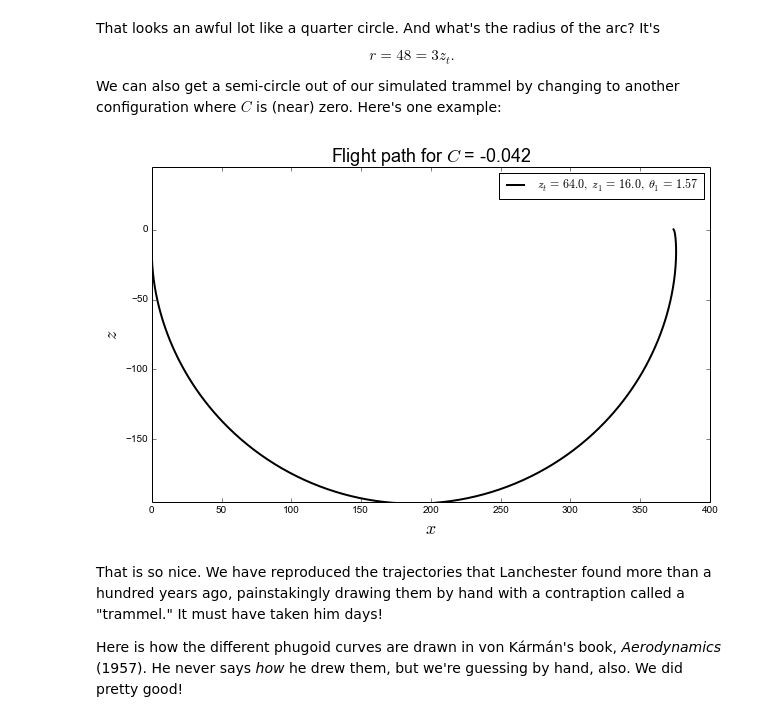
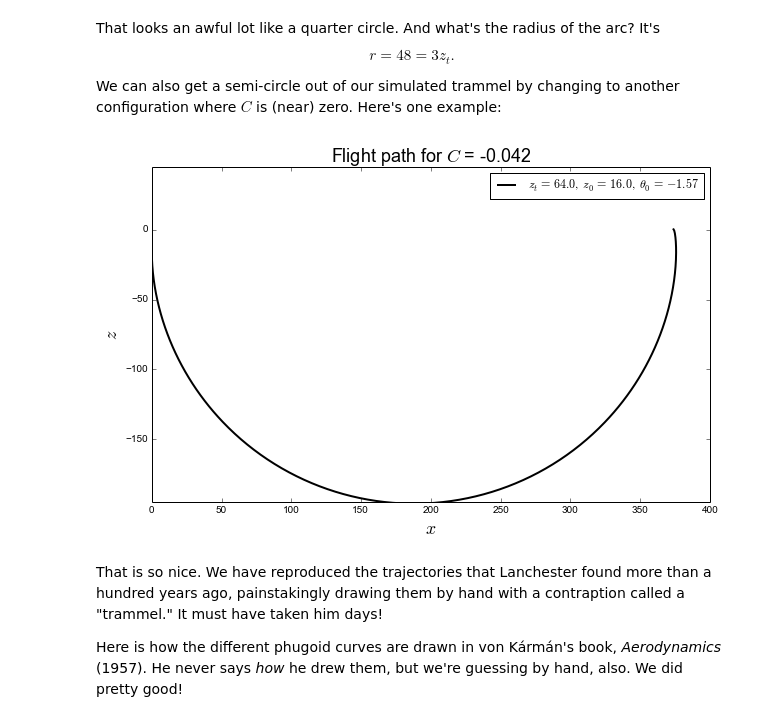
Before and after one commit to wlamont/numerical-mooc, a Jupyter notebook: lessons/01_phugoid/01_01_Phugoid_Theory.ipynb, the cells around one changed output. Cells and saved outputs as stored; diff of their text form; code cells hidden in the pictures.

Commit message:
Updated the figures and the location of phugoid.py

```diff
--- a/lessons/01_phugoid/01_01_Phugoid_Theory.ipynb
+++ b/lessons/01_phugoid/01_01_Phugoid_Theory.ipynb
@@ -249,9 +249,9 @@ That looks an awful lot like a quarter circle.  And what's the radius of the arc
 
 We can also get a semi-circle out of our simulated trammel by changing to another configuration where $C$ is (near) zero. Here's one example:
 # %%
-plot_flight_path(64,16,numpy.pi/2)
+plot_flight_path(64,16,-numpy.pi/2)
 # %% [output]
-[figure, old version]
+[figure, new version]
 # %% [markdown]
 That is so nice. We have reproduced the trajectories that Lanchester found more than a hundred years ago, painstakingly drawing them by hand with a contraption called a "trammel." It must have taken him days!
 
```
Also changed, not shown: parts of 1 cell of this notebook.
